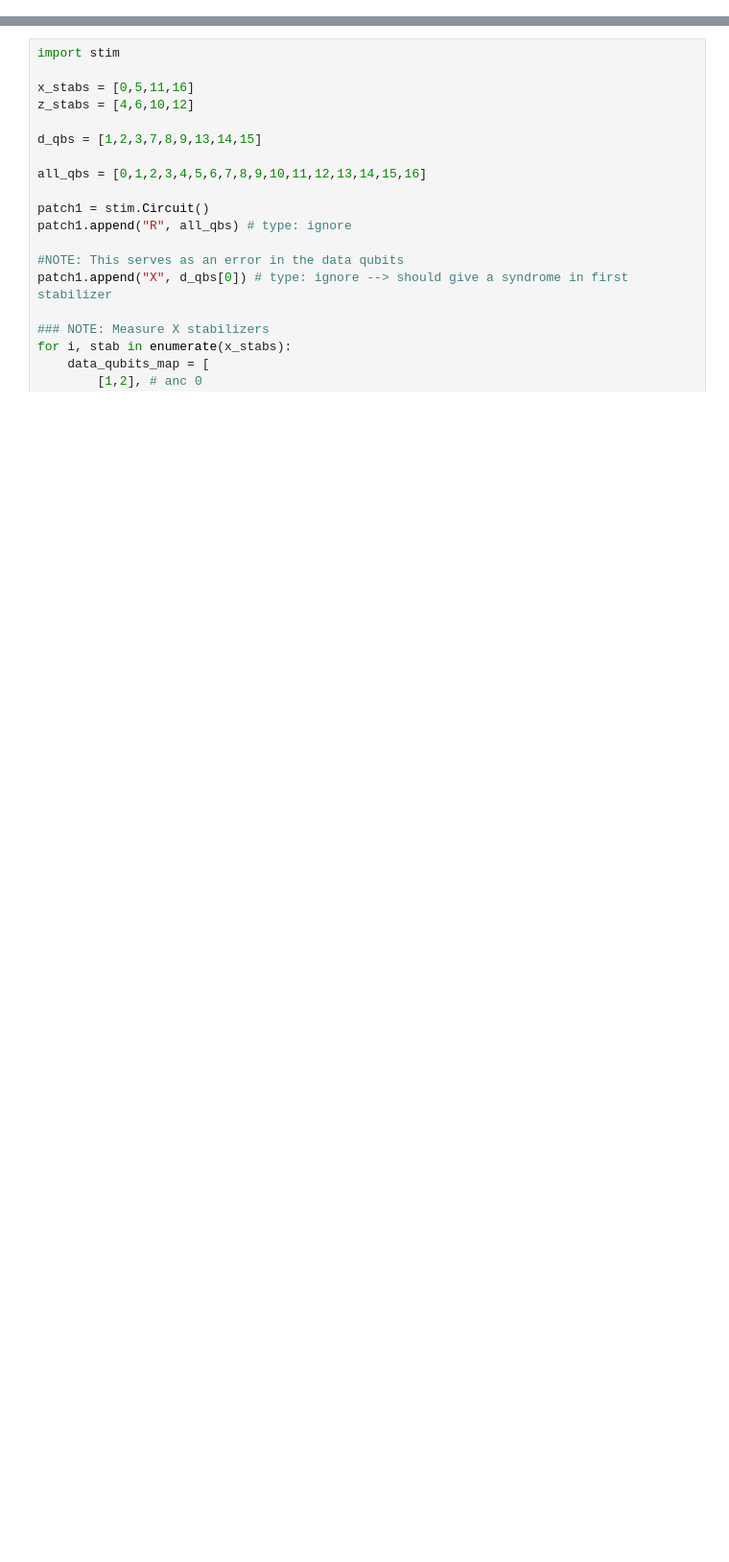
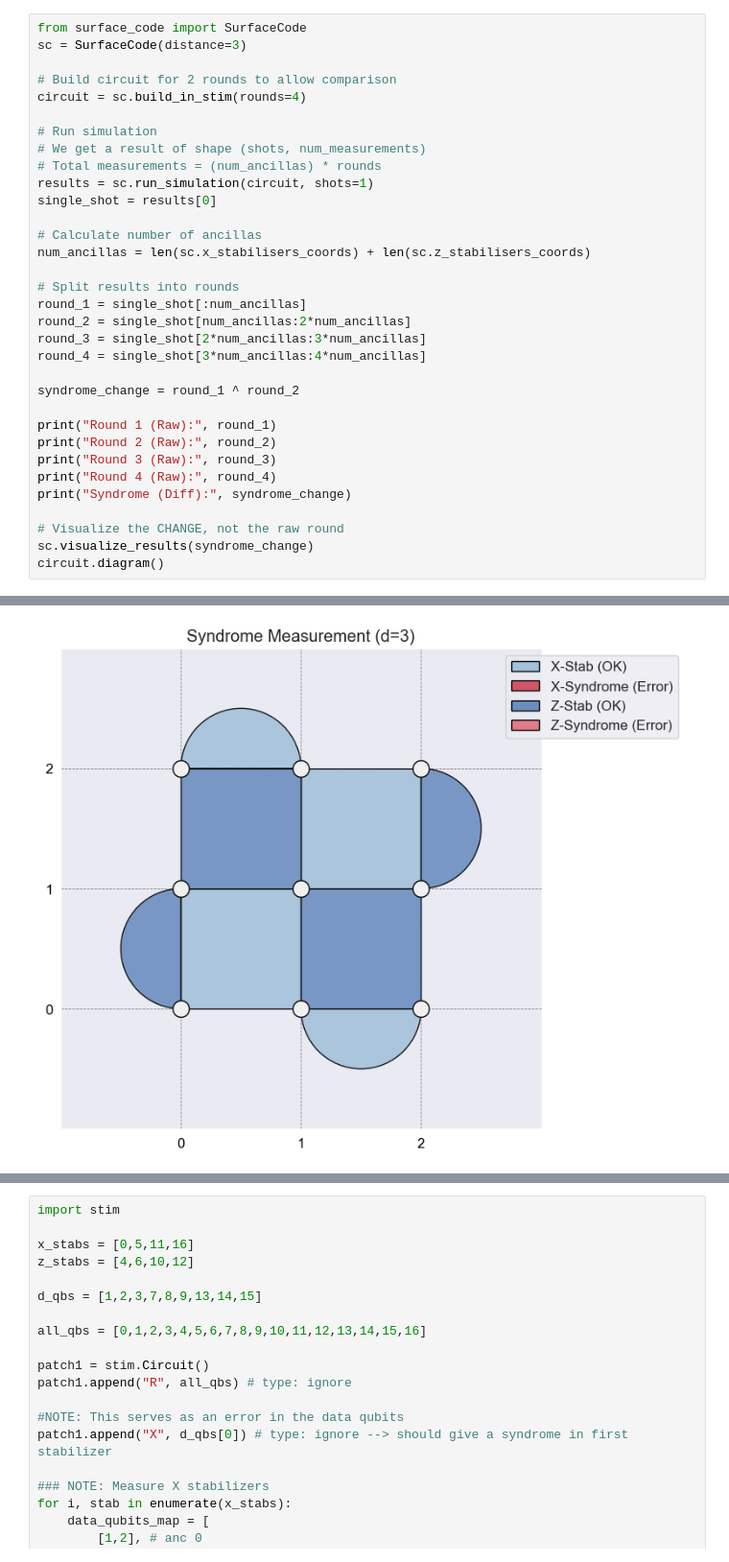
Before and after one commit to BjarneS2/Simulation_on_QEC_with_reconfigurable_atom_arrays, a Jupyter notebook: test.ipynb, the cells around one changed output, grey strips where cells are left out. Shown at 96% size. Cells and saved outputs as stored; diff of their text form; blank space fills up the shorter version.

```diff
--- a/test.ipynb
+++ b/test.ipynb
@@ -0,0 +1,34 @@
+# %%
+from surface_code import SurfaceCode
+sc = SurfaceCode(distance=3)
+
+# Build circuit for 2 rounds to allow comparison
+circuit = sc.build_in_stim(rounds=4)
+
+# Run simulation
+# We get a result of shape (shots, num_measurements)
+# Total measurements = (num_ancillas) * rounds
+results = sc.run_simulation(circuit, shots=1)
+single_shot = results[0]
+
+# Calculate number of ancillas
+num_ancillas = len(sc.x_stabilisers_coords) + len(sc.z_stabilisers_coords)
+
+# Split results into rounds
+round_1 = single_shot[:num_ancillas]
+round_2 = single_shot[num_ancillas:2*num_ancillas]
+round_3 = single_shot[2*num_ancillas:3*num_ancillas]
+round_4 = single_shot[3*num_ancillas:4*num_ancillas]
+
+syndrome_change = round_1 ^ round_2
+
+print("Round 1 (Raw):", round_1)
+print("Round 2 (Raw):", round_2)
+print("Round 3 (Raw):", round_3)
+print("Round 4 (Raw):", round_4)
+print("Syndrome (Diff):", syndrome_change)
+
+# Visualize the CHANGE, not the raw round
+sc.visualize_results(syndrome_change)
+circuit.diagram()
+# %% [output]
@@ -0,0 +40 @@
+[figure, added]
```
Also changed, not shown: parts of 2 cells of this notebook, 1 other file.
